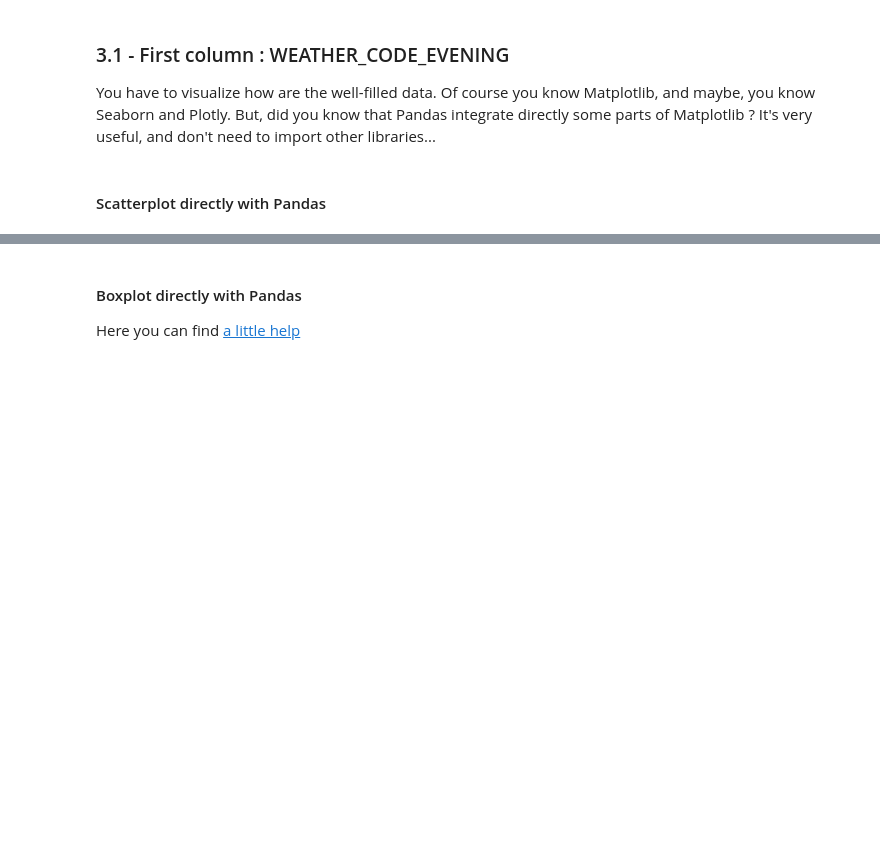
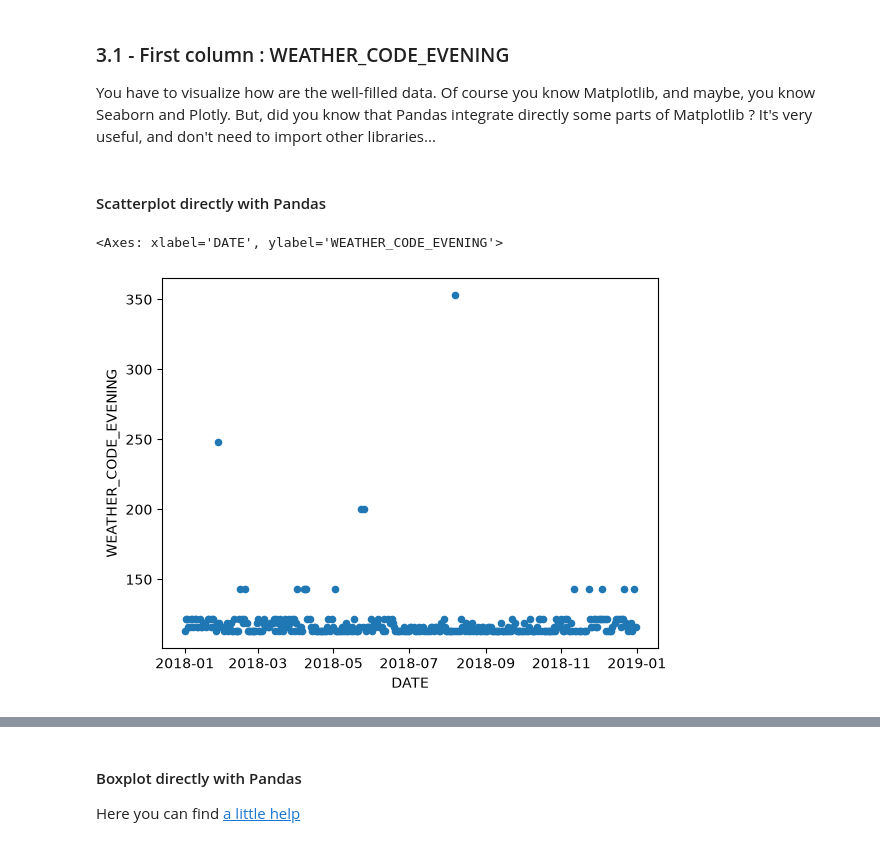
Before and after one commit to gvannesson/Brief_131026, a Jupyter notebook: Partie_3/Python_2.18_merge_and_missing_values.ipynb, the cells around one changed output, grey strips where cells are left out. Cells and saved outputs as stored; diff of their text form; code cells hidden in the pictures; blank space fills up the shorter version.

```diff
--- a/Partie_3/Python_2.18_merge_and_missing_values.ipynb
+++ b/Partie_3/Python_2.18_merge_and_missing_values.ipynb
@@ -59,3 +74,3 @@ print(df_opinion.head())
 # %%
 # Your code here :
-df2018 =
+df2018 = pd.merge(df_main, df_opinion, how="left", left_on="DATE", right_on="date")
@@ -110,4 +182,8 @@ You have to visualize how are the well-filled data. Of course you know Matplotli
 #### Scatterplot directly with Pandas
 # %%
 # Draw a scatterplot with Date on X-axis and WEATHER_CODE_EVENING on Y-axis
-df2018.plot.scatter( ) #Code to complete
+df2018['DATE']=pd.to_datetime(df2018['DATE'])
+df2018.plot.scatter('DATE', 'WEATHER_CODE_EVENING') #Code to complete
+# %% [output]
+<Axes: xlabel='DATE', ylabel='WEATHER_CODE_EVENING'>
+[figure, added]
```
Also changed, not shown: parts of 25 cells of this notebook, 23 other files.
